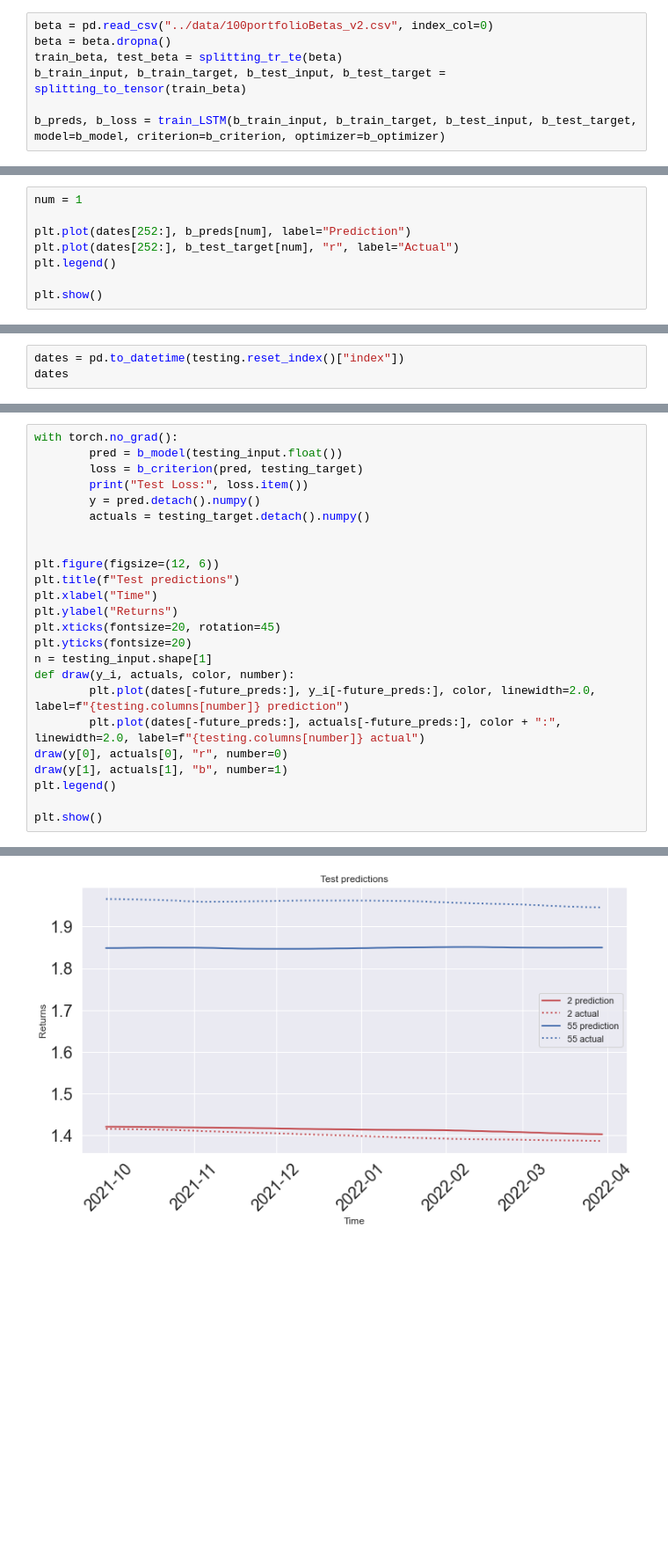
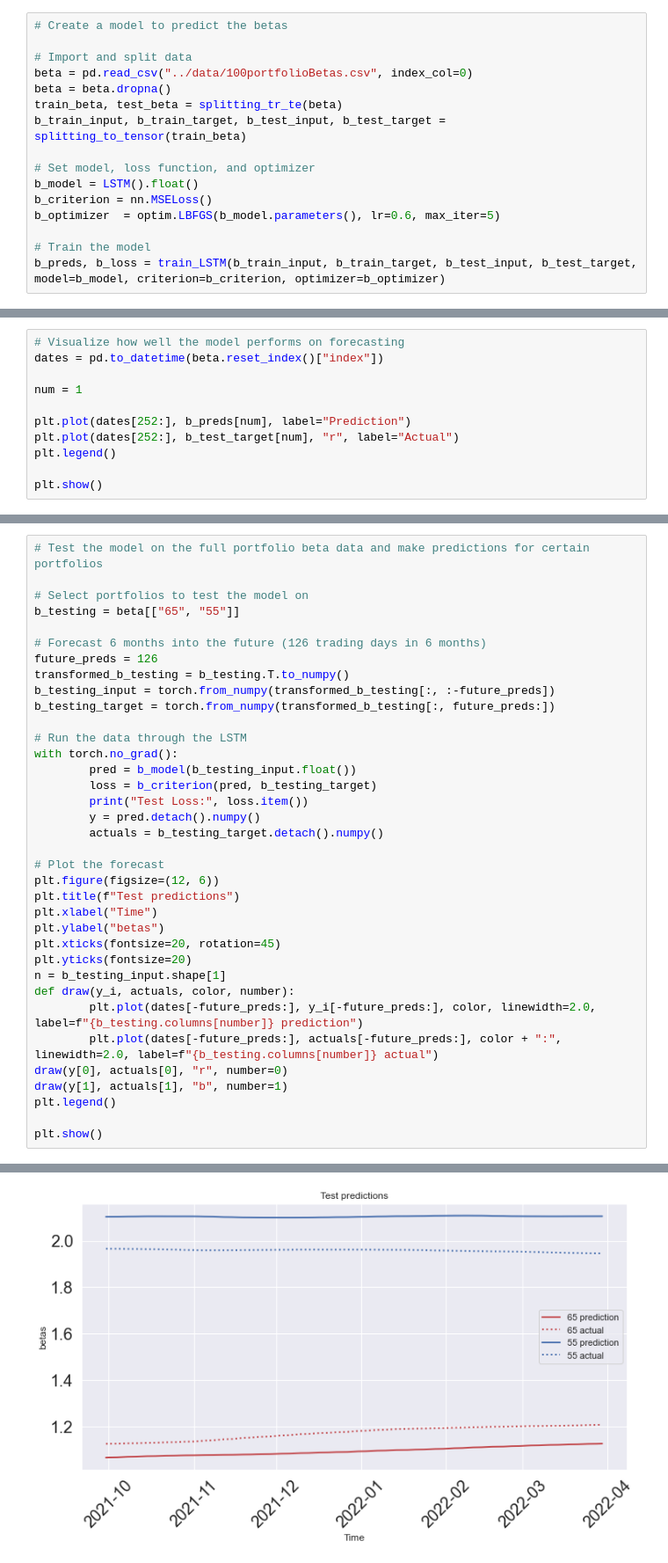
Before and after one commit to tanner-k/Investment-Portfolio-Prediction, a Jupyter notebook: notebooks/LSTM-model.ipynb, the cells around one changed output, grey strips where cells are left out. Shown at 88% size. Drawn from its saved outputs; the diff is of its cells as text; blank space fills up the shorter version.

```diff
--- a/notebooks/LSTM-model.ipynb
+++ b/notebooks/LSTM-model.ipynb
@@ -92,9 +124,18 @@ b_optimizer  = optim.LBFGS(b_model.parameters(), lr=0.6, max_iter=3)
 # %%
-beta = pd.read_csv("../data/100portfolioBetas_v2.csv", index_col=0)
+# Create a model to predict the betas
+
+# Import and split data
+beta = pd.read_csv("../data/100portfolioBetas.csv", index_col=0)
 beta = beta.dropna()
 train_beta, test_beta = splitting_tr_te(beta)
 b_train_input, b_train_target, b_test_input, b_test_target = splitting_to_tensor(train_beta)
 
+# Set model, loss function, and optimizer
+b_model = LSTM().float()
+b_criterion = nn.MSELoss()
+b_optimizer  = optim.LBFGS(b_model.parameters(), lr=0.6, max_iter=5)
+
+# Train the model
 b_preds, b_loss = train_LSTM(b_train_input, b_train_target, b_test_input, b_test_target, model=b_model, criterion=b_criterion, optimizer=b_optimizer)
 # %% [output]
 Step: 0
@@ -123,4 +158,7 @@ torch.Size([3, 2263])
 # %%
+# Visualize how well the model performs on forecasting
+dates = pd.to_datetime(beta.reset_index()["index"])
+
 num = 1
 
 plt.plot(dates[252:], b_preds[num], label="Prediction")
@@ -155,3 +170,0 @@ testing_target = torch.from_numpy(transformed_testing[:, future_preds:])
-# %%
-dates = pd.to_datetime(testing.reset_index()["index"])
-dates
@@ -171,22 +171,34 @@ Name: index, Length: 2515, dtype: datetime64[ns]
 # %%
+# Test the model on the full portfolio beta data and make predictions for certain portfolios
+
+# Select portfolios to test the model on
+b_testing = beta[["65", "55"]]
+
+# Forecast 6 months into the future (126 trading days in 6 months)
+future_preds = 126
+transformed_b_testing = b_testing.T.to_numpy()
+b_testing_input = torch.from_numpy(transformed_b_testing[:, :-future_preds])
+b_testing_target = torch.from_numpy(transformed_b_testing[:, future_preds:])
+
+# Run the data through the LSTM
 with torch.no_grad():
-        pred = b_model(testing_input.float())
-        loss = b_criterion(pred, testing_target)
+        pred = b_model(b_testing_input.float())
+        loss = b_criterion(pred, b_testing_target)
         print("Test Loss:", loss.item())
         y = pred.detach().numpy()
-        actuals = testing_target.detach().numpy()
+        actuals = b_testing_target.detach().numpy()
 
-
+# Plot the forecast
 plt.figure(figsize=(12, 6))
 plt.title(f"Test predictions")
 plt.xlabel("Time")
-plt.ylabel("Returns")
+plt.ylabel("betas")
 plt.xticks(fontsize=20, rotation=45)
 plt.yticks(fontsize=20)
-n = testing_input.shape[1]
+n = b_testing_input.shape[1]
 def draw(y_i, actuals, color, number):
-        plt.plot(dates[-future_preds:], y_i[-future_preds:], color, linewidth=2.0, label=f"{testing.columns[number]} prediction")
-        plt.plot(dates[-future_preds:], actuals[-future_preds:], color + ":", linewidth=2.0, label=f"{testing.columns[number]} actual")
+        plt.plot(dates[-future_preds:], y_i[-future_preds:], color, linewidth=2.0, label=f"{b_testing.columns[number]} prediction")
+        plt.plot(dates[-future_preds:], actuals[-future_preds:], color + ":", linewidth=2.0, label=f"{b_testing.columns[number]} actual")
 draw(y[0], actuals[0], "r", number=0)
 draw(y[1], actuals[1], "b", number=1)
 plt.legend()
@@ -197 +209 @@ Test Loss: 0.010479758674991735
-[figure, old version]
+[figure, new version]
```
Also changed, not shown: parts of 16 cells of this notebook.
